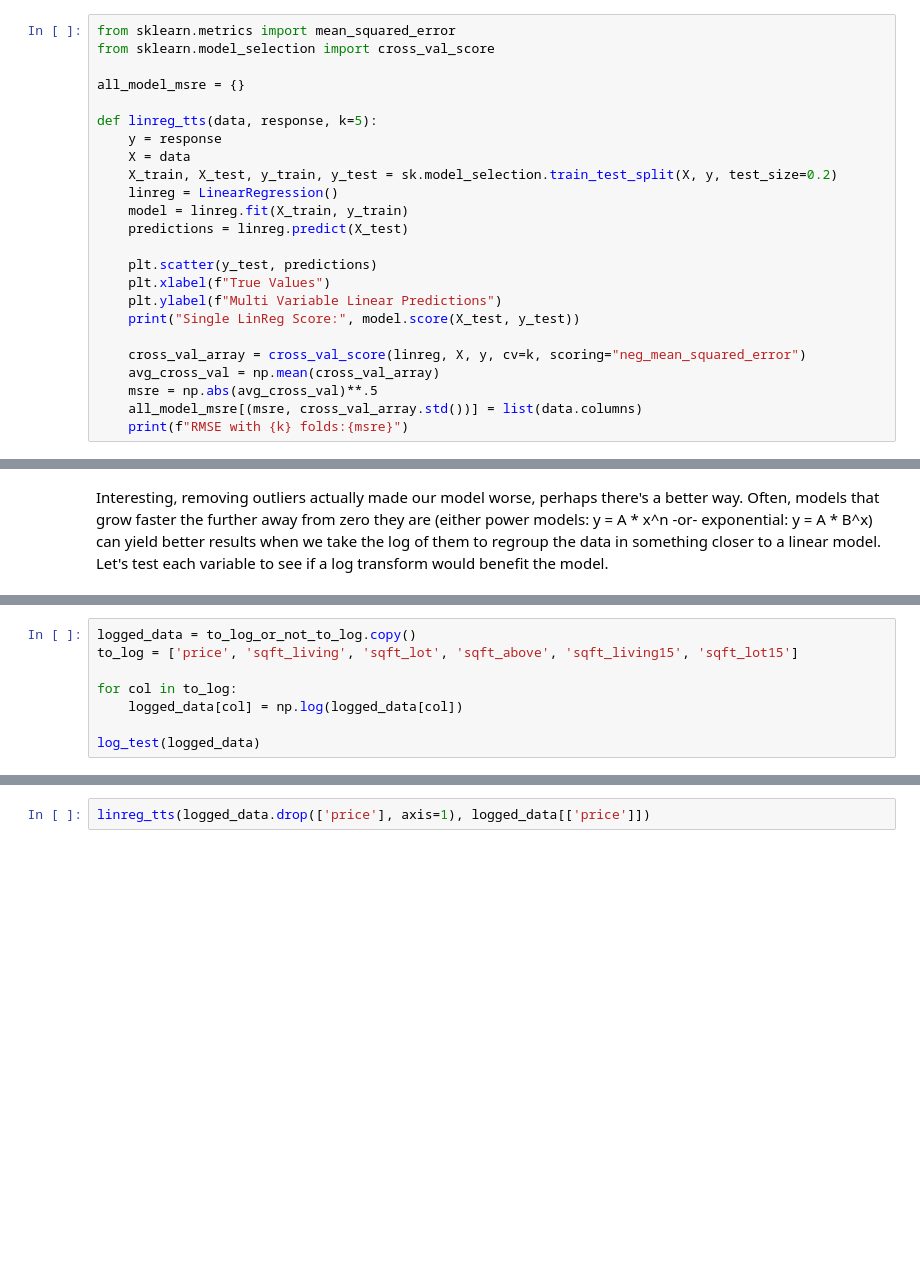
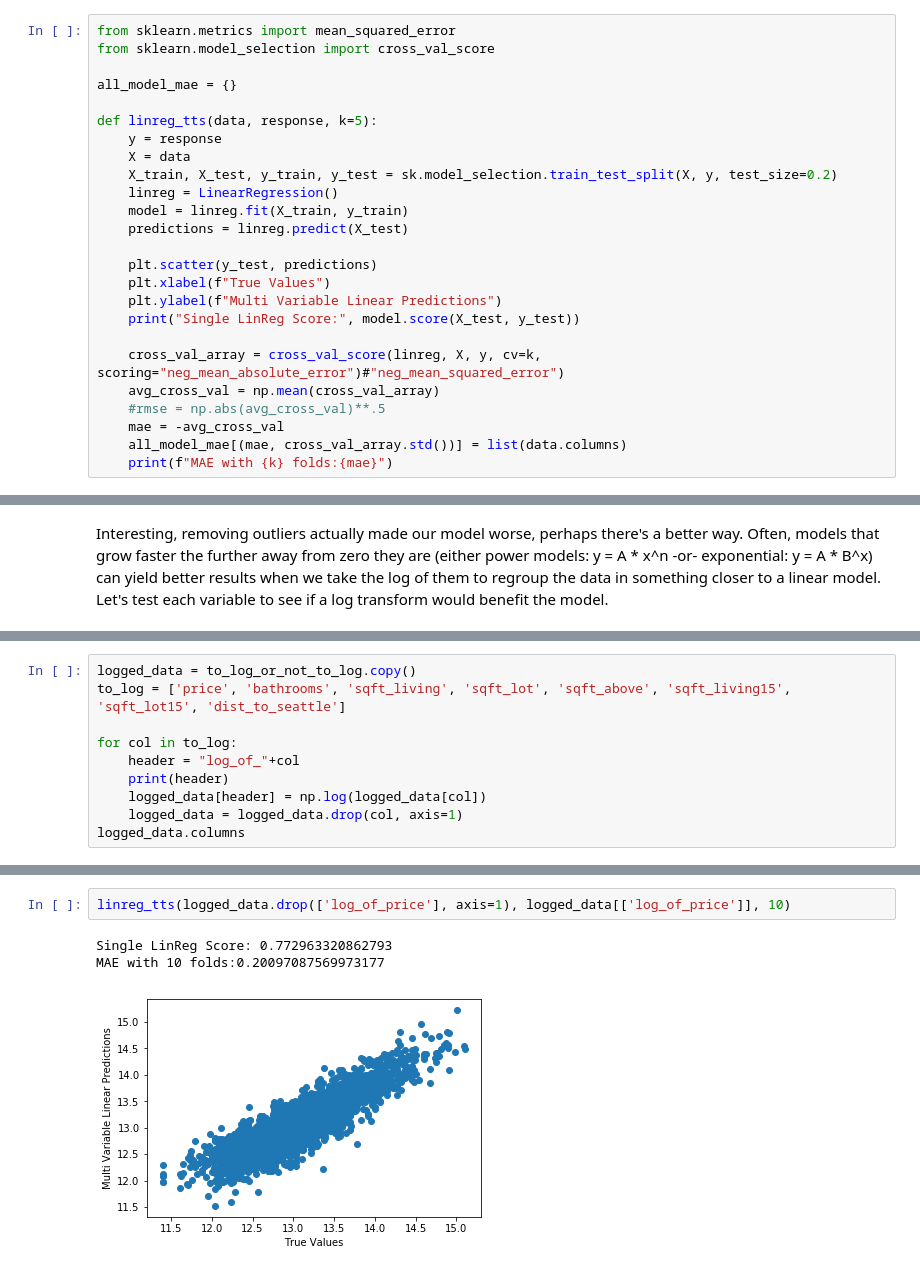
Before and after one commit to nkacoroski/dsc-1-final-project, a Jupyter notebook: king_county_housing_price_prediction_model.ipynb, the cells around one changed output, grey strips where cells are left out. Saved outputs shown, nothing was run; the diff lists cells and outputs as text; blank space fills up the shorter version.

```diff
--- a/king_county_housing_price_prediction_model.ipynb
+++ b/king_county_housing_price_prediction_model.ipynb
@@ -443,7 +507,7 @@ Square Foot Living is the highest offender for collinearity, however from our do
 from sklearn.metrics import mean_squared_error
 from sklearn.model_selection import cross_val_score
 
-all_model_msre = {}
+all_model_mae = {}
 
 def linreg_tts(data, response, k=5):
     y = response
@@ -458,10 +522,11 @@ def linreg_tts(data, response, k=5):
     plt.ylabel(f"Multi Variable Linear Predictions")
     print("Single LinReg Score:", model.score(X_test, y_test))
 
-    cross_val_array = cross_val_score(linreg, X, y, cv=k, scoring="neg_mean_squared_error")
+    cross_val_array = cross_val_score(linreg, X, y, cv=k, scoring="neg_mean_absolute_error")#"neg_mean_squared_error")
     avg_cross_val = np.mean(cross_val_array)
-    msre = np.abs(avg_cross_val)**.5
-    all_model_msre[(msre, cross_val_array.std())] = list(data.columns)
-    print(f"RMSE with {k} folds:{msre}")
+    #rmse = np.abs(avg_cross_val)**.5
+    mae = -avg_cross_val
+    all_model_mae[(mae, cross_val_array.std())] = list(data.columns)
+    print(f"MAE with {k} folds:{mae}")
 # %%
 linreg_tts(df[['sqft_living']], df[['price']])
@@ -493,8 +586,10 @@ log_test(to_log_or_not_to_log)
 # %%
 logged_data = to_log_or_not_to_log.copy()
-to_log = ['price', 'sqft_living', 'sqft_lot', 'sqft_above', 'sqft_living15', 'sqft_lot15']
+to_log = ['price', 'bathrooms', 'sqft_living', 'sqft_lot', 'sqft_above', 'sqft_living15', 'sqft_lot15', 'dist_to_seattle']
 
 for col in to_log:
-    logged_data[col] = np.log(logged_data[col])
-
-log_test(logged_data)
+    header = "log_of_"+col
+    print(header)
+    logged_data[header] = np.log(logged_data[col])
+    logged_data = logged_data.drop(col, axis=1)
+logged_data.columns
@@ -501,2 +611,6 @@ log_test(logged_data)
 # %%
-linreg_tts(logged_data.drop(['price'], axis=1), logged_data[['price']])
+linreg_tts(logged_data.drop(['log_of_price'], axis=1), logged_data[['log_of_price']], 10)
+# %% [output]
+Single LinReg Score: 0.772963320862793
+MAE with 10 folds:0.20097087569973177
+[figure, added]
```
Also changed, not shown: parts of 29 cells of this notebook.
